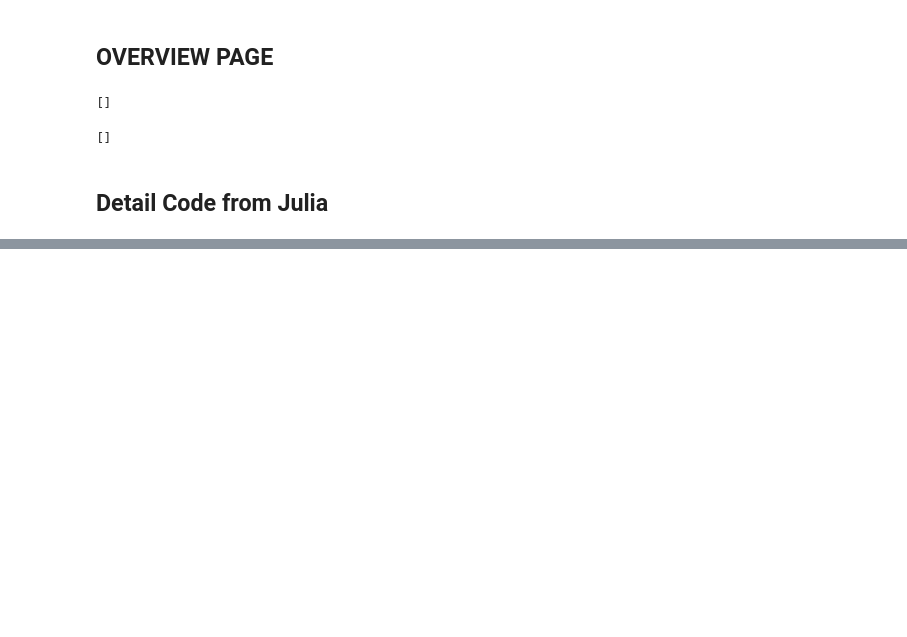
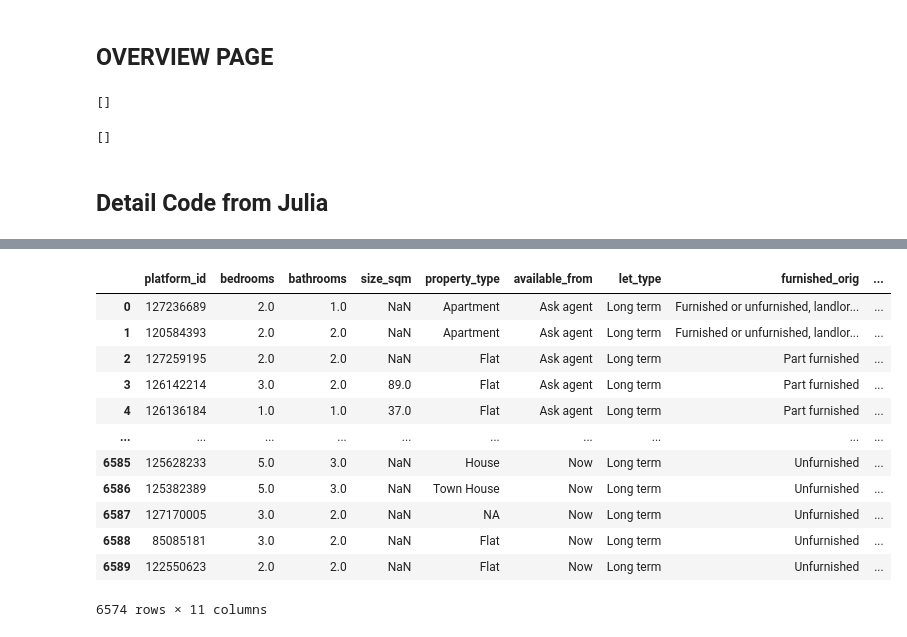
Before and after one commit to capstone-jmrs/capstone-proptech-repo, a Jupyter notebook: rightmove_ruben_3_details.ipynb, the cells around one changed output, grey strips where cells are left out. Cells and saved outputs as stored; diff of their text form; code cells hidden in the pictures; blank space fills up the shorter version.

```diff
--- a/rightmove_ruben_3_details.ipynb
+++ b/rightmove_ruben_3_details.ipynb
@@ -224,0 +681,16 @@ df_city.head(15)
+# %%
+df_details
+# %% [output]
+|  | platform_id | bedrooms | bathrooms | size_sqm | property_type | available_from | let_type | furnished_orig | ... |
+| 0 | 127236689 | 2.0 | 1.0 | NaN | Apartment | Ask agent | Long term | Furnished or unfurnished, landlor... | ... |
+| 1 | 120584393 | 2.0 | 2.0 | NaN | Apartment | Ask agent | Long term | Furnished or unfurnished, landlor... | ... |
+| 2 | 127259195 | 2.0 | 2.0 | NaN | Flat | Ask agent | Long term | Part furnished | ... |
+| 3 | 126142214 | 3.0 | 2.0 | 89.0 | Flat | Ask agent | Long term | Part furnished | ... |
+| 4 | 126136184 | 1.0 | 1.0 | 37.0 | Flat | Ask agent | Long term | Part furnished | ... |
+| ... | ... | ... | ... | ... | ... | ... | ... | ... | ... |
+| 6585 | 125628233 | 5.0 | 3.0 | NaN | House | Now | Long term | Unfurnished | ... |
+| 6586 | 125382389 | 5.0 | 3.0 | NaN | Town House | Now | Long term | Unfurnished | ... |
+| 6587 | 127170005 | 3.0 | 2.0 | NaN | NA | Now | Long term | Unfurnished | ... |
+| 6588 | 85085181 | 3.0 | 2.0 | NaN | Flat | Now | Long term | Unfurnished | ... |
+| 6589 | 122550623 | 2.0 | 2.0 | NaN | Flat | Now | Long term | Unfurnished | ... |
+6574 rows × 11 columns
```
Also changed, not shown: parts of 62 cells of this notebook, 2 other files.
